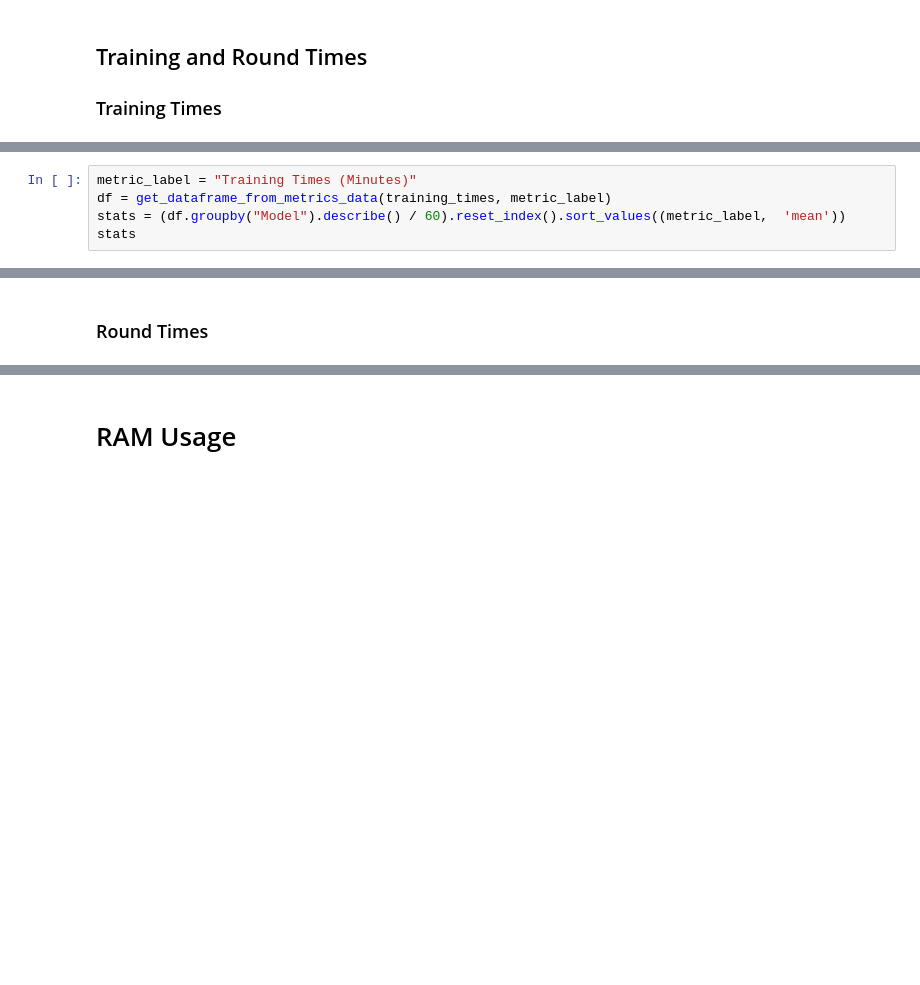
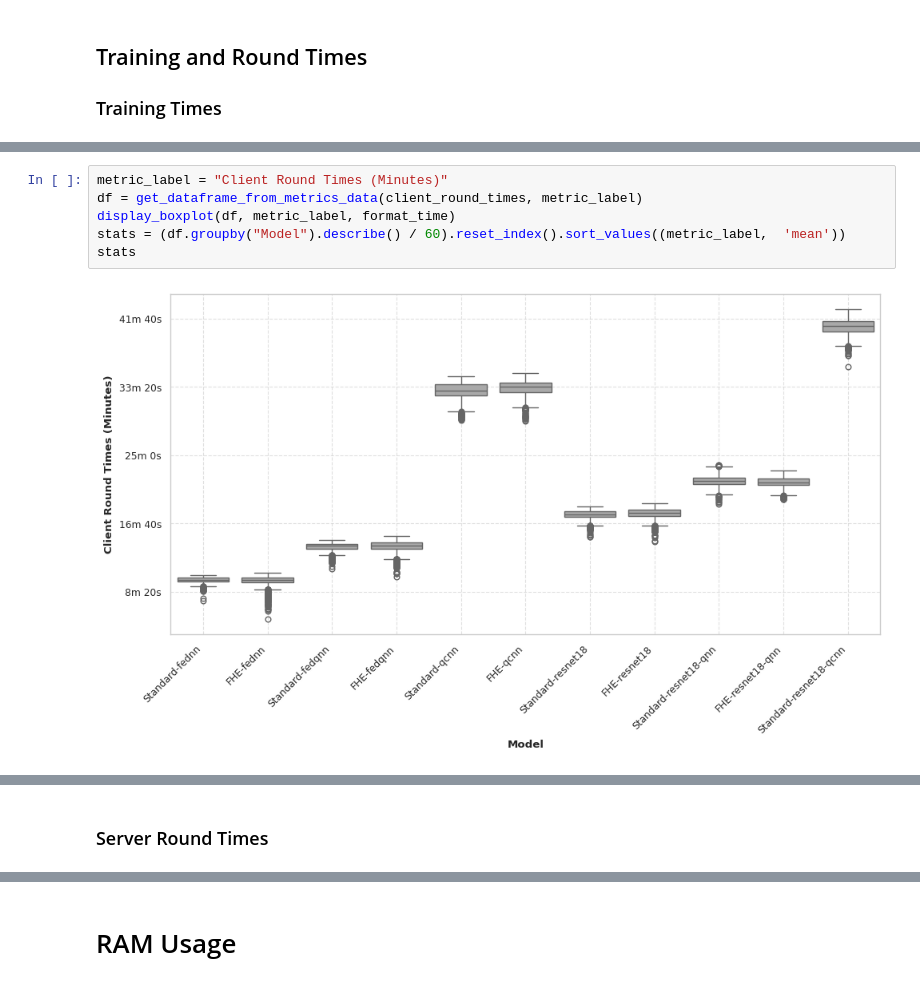
Before and after one commit to batcapricorn/encrypted-qfl, a Jupyter notebook: analysis/wandb.ipynb, the cells around one changed output, grey strips where cells are left out. Drawn from its saved outputs; the diff is of its cells as text; blank space fills up the shorter version.

```diff
--- a/analysis/wandb.ipynb
+++ b/analysis/wandb.ipynb
@@ -448,6 +474,8 @@ display_training_times_scatter_plot(training_times)
 # %%
-metric_label = "Training Times (Minutes)"
-df = get_dataframe_from_metrics_data(training_times, metric_label)
+metric_label = "Client Round Times (Minutes)"
+df = get_dataframe_from_metrics_data(client_round_times, metric_label)
+display_boxplot(df, metric_label, format_time)
 stats = (df.groupby("Model").describe() / 60).reset_index().sort_values((metric_label,  'mean'))
 stats
 # %% [output]
+[figure, added]
@@ -467,2 +495,2 @@ stats
 # %% [markdown]
-### Round Times
+### Server Round Times
```
Also changed, not shown: parts of 19 cells of this notebook.
